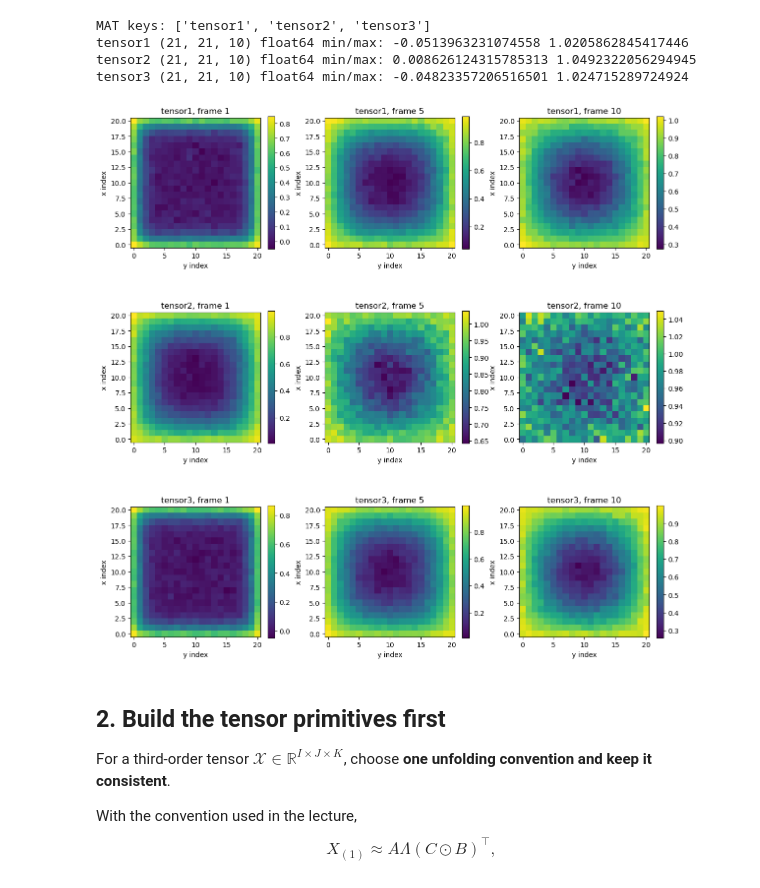
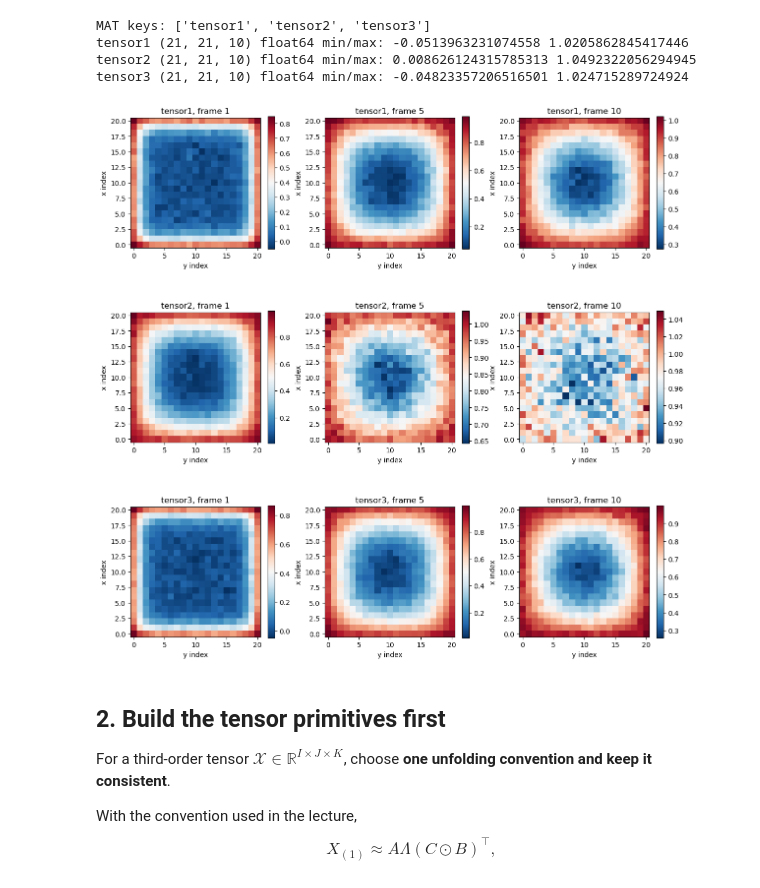
Before and after one commit to kyle-nguyennn/ml-stats-lab, a Jupyter notebook: fda/lab3/Q3_heat_transfer_cp_als.ipynb, the cells around one changed output. Drawn from its saved outputs; the diff is of its cells as text; code cells hidden in the pictures.

```diff
--- a/fda/lab3/Q3_heat_transfer_cp_als.ipynb
+++ b/fda/lab3/Q3_heat_transfer_cp_als.ipynb
@@ -55,21 +55,21 @@ tensor1 (21, 21, 10) float64 min/max: -0.0513963231074558 1.0205862845417446
 tensor2 (21, 21, 10) float64 min/max: 0.008626124315785313 1.0492322056294945
 tensor3 (21, 21, 10) float64 min/max: -0.04823357206516501 1.024715289724924
 # %%
-# TODO: visualize a few raw frames from tensor1, then repeat for tensor2/tensor3 if useful.
 frames = [0, 4, 9]  # Python indices for time frames 1, 5, 10
 
 fig, axes = plt.subplots(3, len(frames), figsize=(12, 12))
 for i, tensor in enumerate([tensor1, tensor2, tensor3]):
     for j, k in enumerate(frames):
         ax = axes[i, j]
-        im = ax.imshow(tensor[:, :, k], origin="lower")
+        im = ax.imshow(tensor[:, :, k], origin="lower", cmap="RdBu_r")
+
         ax.set_title(f"tensor{i + 1}, frame {k + 1}")
         ax.set_xlabel("y index")
         ax.set_ylabel("x index")
         fig.colorbar(im, ax=ax, fraction=0.046)
 plt.tight_layout()
 # %% [output]
-[figure, old version]
+[figure, new version]
 # %% [markdown]
 ## 2. Build the tensor primitives first
 
```
Also changed, not shown: parts of 13 cells of this notebook.
